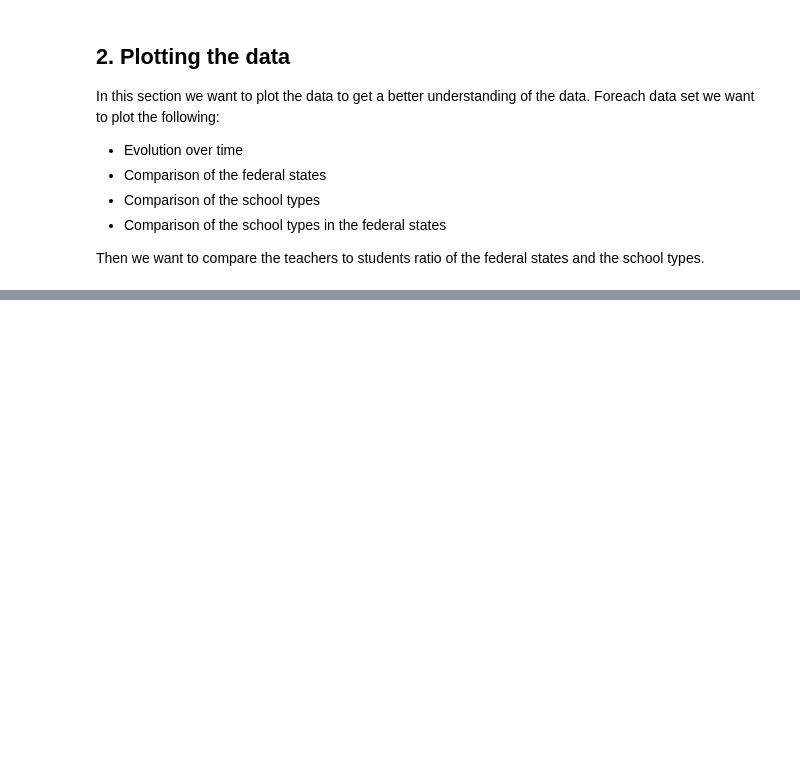
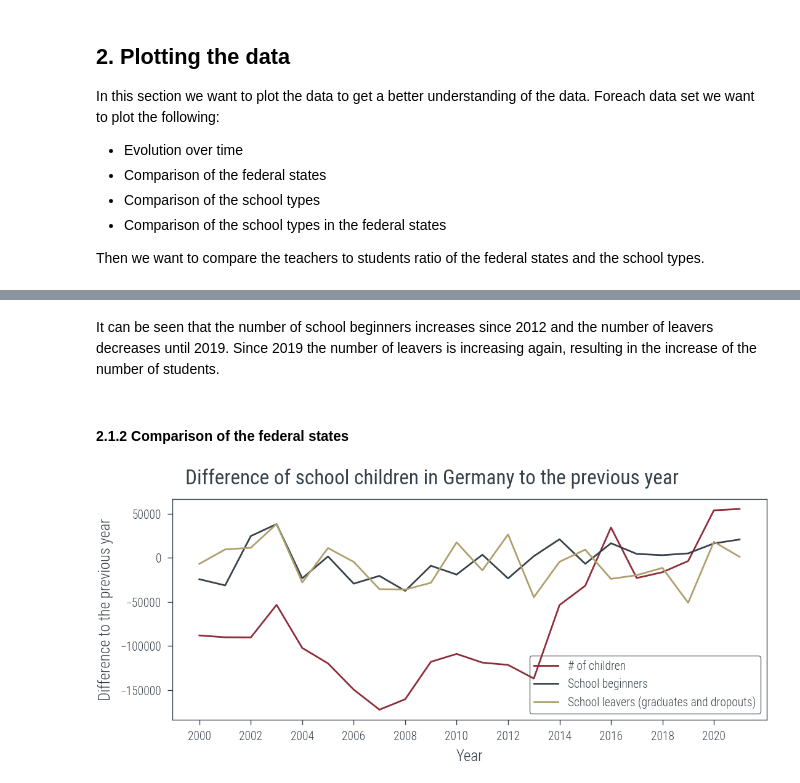
Before and after one commit to KarylReyne/DataLiteracyWS23, a Jupyter notebook: exp/TF-005-TeachersToChildren.ipynb, the cells around one changed output, grey strips where cells are left out. Saved outputs shown, nothing was run; the diff lists cells and outputs as text; code cells hidden in the pictures; blank space fills up the shorter version.

```diff
--- a/exp/TF-005-TeachersToChildren.ipynb
+++ b/exp/TF-005-TeachersToChildren.ipynb
@@ -216,0 +321,35 @@ Then we want to compare the teachers to students ratio of the federal states and
+# %% [markdown]
+It can be seen that the number of school beginners increases since 2012 and the number of leavers decreases until 2019. Since 2019 the number of leavers is increasing again, resulting in the increase of the number of students.
+# %% [markdown]
+#### 2.1.2 Comparison of the federal states
+# %%
+# Number compared to the last year
+fig, ax = plt.subplots(1, 1)
+
+aggregated = students_per_state.groupby(["Year", "Gender", "Type"]).apply(lambda x: x["Students"].sum()).reset_index()
+aggregated = aggregated[aggregated["Year"] >= 1999].loc[aggregated["Year"] <= 2021]
+aggregated = aggregated.rename(columns={0: "Students"})
+
+diff_year = aggregated.copy()
+for i in range(diff_year["Year"].min(), diff_year["Year"].max() + 1):
+    if i == diff_year["Year"].min():
+        diff_year.loc[diff_year["Year"] == i, "diff"] = np.nan
+        continue
+    diff_year.loc[diff_year["Year"] == i, "diff"] = diff_year.loc[diff_year["Year"] == i, "Students"].values - diff_year.loc[diff_year["Year"] == i - 1, "Students"].values
+diff_year = diff_year.dropna()
+all = diff_year.loc[aggregated["Gender"] == "all"]
+
+# Generate plot
+ax.plot(all[all["Type"] == "Pupils"]["Year"], all[all["Type"] == "Pupils"]["diff"])
+ax.plot(all[all["Type"] == "School beginners"]["Year"], all[all["Type"] == "School beginners"]["diff"])
+ax.plot(all[all["Type"] == "School leavers (graduates and dropouts)"]["Year"], all[all["Type"] == "School leavers (graduates and dropouts)"]["diff"])
+
+ax.set_xlabel("Year")
+ax.set_ylabel("Difference to the previous year")
+ax.set_xticks(np.arange(all["Year"].min(), all["Year"].max() + 1, 2))
+ax.legend(["# of children", "School beginners", "School leavers (graduates and dropouts)"])
+
+fig.suptitle("Difference of school children in Germany to the previous year", fontsize=12)
+fig.show()
+# %% [output]
+[figure, added]
```
Also changed, not shown: parts of 13 cells of this notebook, 3 other files.
